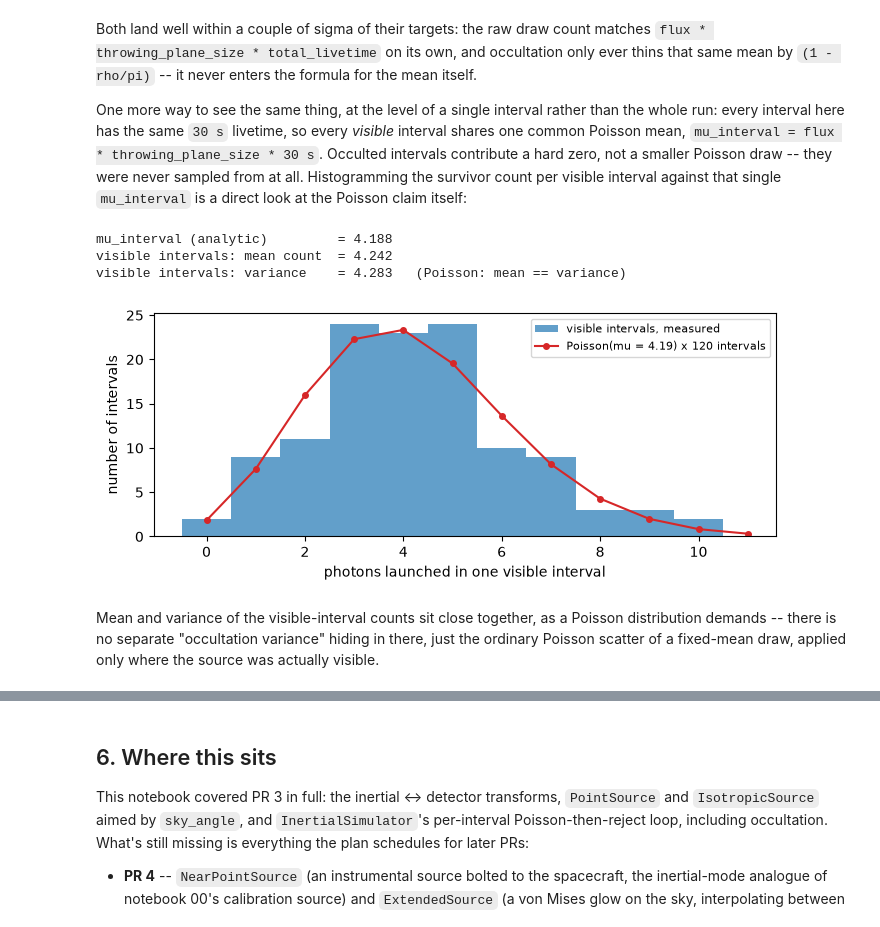
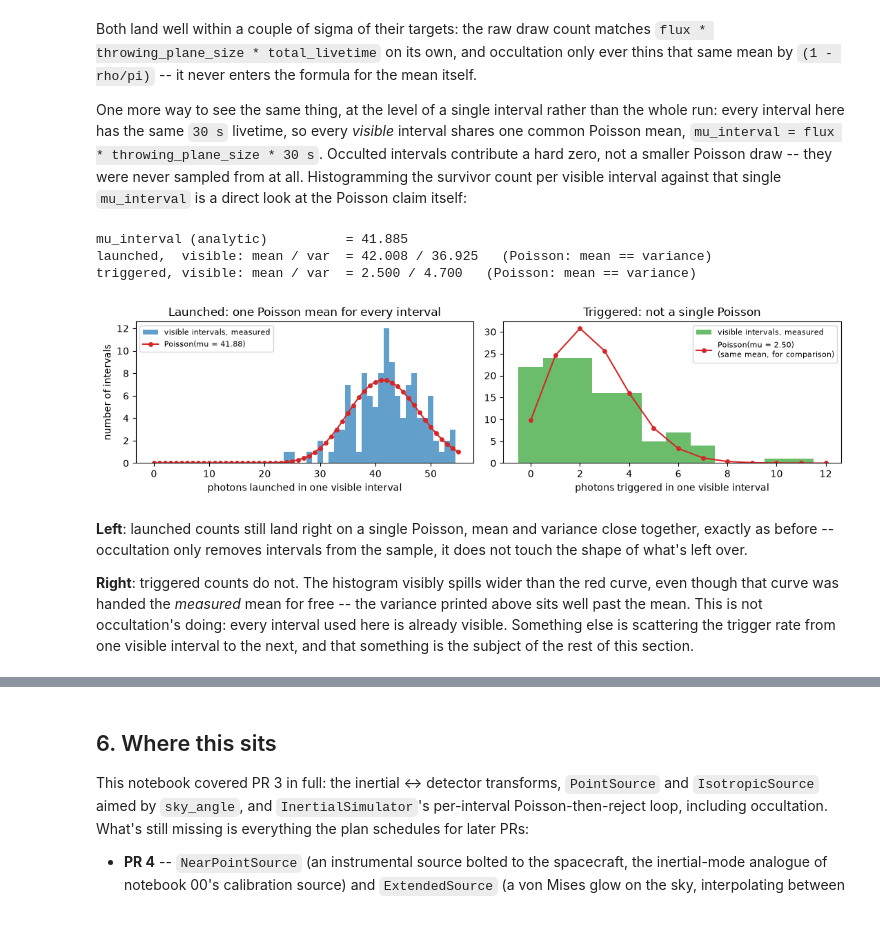
Before and after one commit to israelmcmc-ai/gammaraytoys, a Jupyter notebook: docs/examples/cosimita/02-inertial_simulation_and_occultation.ipynb, the cells around one changed output, grey strips where cells are left out. Drawn from its saved outputs; the diff is of its cells as text; code cells hidden in the pictures.

```diff
--- a/docs/examples/cosimita/02-inertial_simulation_and_occultation.ipynb
+++ b/docs/examples/cosimita/02-inertial_simulation_and_occultation.ipynb
@@ -220,7 +220,7 @@ throwing_plane_size` (section 5.2 of the plan) times the total livetime:
 from gammaraytoys.sims import InertialSimulator, SimpleTraditionalReconstructor
 
 sky_angle = 40*u.deg
-mu_target = 800.0
+mu_target = 8000.0
 flux = (mu_target / (comptelito.throwing_plane_size * history.total_livetime)).to(1/u.cm/u.s)
 
 source = PointSource(sky_angle = sky_angle,
@@ -515,39 +599,69 @@ itself:
 # %%
 from scipy import stats
 
 interval_livetime = intervals[0].livetime  # identical for every interval here
 mu_interval = (flux * comptelito.throwing_plane_size * interval_livetime).to_value(u.dimensionless_unscaled)
 
 occulted_per_interval = np.array([
     earth.is_occulted(sky_angle, iv.orbit_angle, iv.orbit_radius) for iv in intervals])
+visible = ~occulted_per_interval
 
 edges = np.append(interval_starts, intervals[-1].stop_time.to_value(u.s))
-counts_per_interval, _ = np.histogram(times, bins = edges)
-counts_visible = counts_per_interval[~occulted_per_interval]
+launched_per_interval, _ = np.histogram(times, bins = edges)
+triggered_per_interval, _ = np.histogram(times[triggered_mask], bins = edges)
 
-k = np.arange(0, counts_visible.max() + 2)
-pmf = stats.poisson.pmf(k, mu_interval) * len(counts_visible)
+launched_visible = launched_per_interval[visible]
+triggered_visible = triggered_per_interval[visible]
 
-fig, ax = plt.subplots(figsize = (7, 3))
-ax.hist(counts_visible, bins = np.arange(-.5, counts_visible.max() + 1.5),
-       color = 'tab:blue', alpha = .7, label = 'visible intervals, measured')
-ax.plot(k, pmf, 'o-', color = 'tab:red', ms = 4,
-       label = f'Poisson(mu = {mu_interval:.2f}) x {len(counts_visible)} intervals')
-ax.set_xlabel('photons launched in one visible interval')
-ax.set_ylabel('number of intervals')
-ax.legend(fontsize = 8)
+k_launched = np.arange(0, launched_visible.max() + 2)
+pmf_launched = stats.poisson.pmf(k_launched, mu_interval) * len(launched_visible)
+
+# Triggered has no single analytic mean the way launched does -- there is no
+# "mu_interval" for it. The red curve here is a Poisson with the *measured*
+# mean, given to it for free, purely to show how far the actual spread
+# strays from a single Poisson of any mean at all.
+k_triggered = np.arange(0, triggered_visible.max() + 2)
+pmf_triggered = stats.poisson.pmf(k_triggered, triggered_visible.mean()) * len(triggered_visible)
+
+fig, ax = plt.subplots(figsize = (11, 3), ncols = 2)
+
+ax[0].hist(launched_visible, bins = np.arange(-.5, launched_visible.max() + 1.5),
+          color = 'tab:blue', alpha = .7, label = 'visible intervals, measured')
+ax[0].plot(k_launched, pmf_launched, 'o-', color = 'tab:red', ms = 4,
+          label = f'Poisson(mu = {mu_interval:.2f})')
+ax[0].set_xlabel('photons launched in one visible interval')
+ax[0].set_ylabel('number of intervals')
+ax[0].set_title('Launched: one Poisson mean for every interval')
+ax[0].legend(fontsize = 8)
+
+ax[1].hist(triggered_visible, bins = np.arange(-.5, triggered_visible.max() + 1.5),
+          color = 'tab:green', alpha = .7, label = 'visible intervals, measured')
+ax[1].plot(k_triggered, pmf_triggered, 'o-', color = 'tab:red', ms = 4,
+          label = f'Poisson(mu = {triggered_visible.mean():.2f})\n(same mean, for comparison)')
+ax[1].set_xlabel('photons triggered in one visible interval')
+ax[1].set_title('Triggered: not a single Poisson')
+ax[1].legend(fontsize = 8)
+
 fig.tight_layout()
 
-print(f"mu_interval (analytic)         = {mu_interval:.3f}")
-print(f"visible intervals: mean count  = {counts_visible.mean():.3f}")
-print(f"visible intervals: variance    = {counts_visible.var():.3f}   (Poisson: mean == variance)")
+print(f"mu_interval (analytic)          = {mu_interval:.3f}")
+print(f"launched,  visible: mean / var  = {launched_visible.mean():.3f} / {launched_visible.var():.3f}"
+     "   (Poisson: mean == variance)")
+print(f"triggered, visible: mean / var  = {triggered_visible.mean():.3f} / {triggered_visible.var():.3f}"
+     "   (Poisson: mean == variance)")
 # %% [output]
-mu_interval (analytic)         = 4.188
-visible intervals: mean count  = 4.242
-visible intervals: variance    = 4.283   (Poisson: mean == variance)
+mu_interval (analytic)          = 41.885
+launched,  visible: mean / var  = 42.008 / 36.925   (Poisson: mean == variance)
+triggered, visible: mean / var  = 2.500 / 4.700   (Poisson: mean == variance)
-[figure, old version]
+[figure, new version]
 # %% [markdown]
-Mean and variance of the visible-interval counts sit close together,
-as a Poisson distribution demands -- there is no separate "occultation
-variance" hiding in there, just the ordinary Poisson scatter of a fixed-mean
-draw, applied only where the source was actually visible.
+**Left**: launched counts still land right on a single Poisson, mean and
+variance close together, exactly as before -- occultation only removes
+intervals from the sample, it does not touch the shape of what's left over.
+
+**Right**: triggered counts do not. The histogram visibly spills wider than
+the red curve, even though that curve was handed the *measured* mean for
+free -- the variance printed above sits well past the mean. This is not
+occultation's doing: every interval used here is already visible. Something
+else is scattering the trigger rate from one visible interval to the next,
+and that something is the subject of the rest of this section.
```
Also changed, not shown: parts of 15 cells of this notebook.
